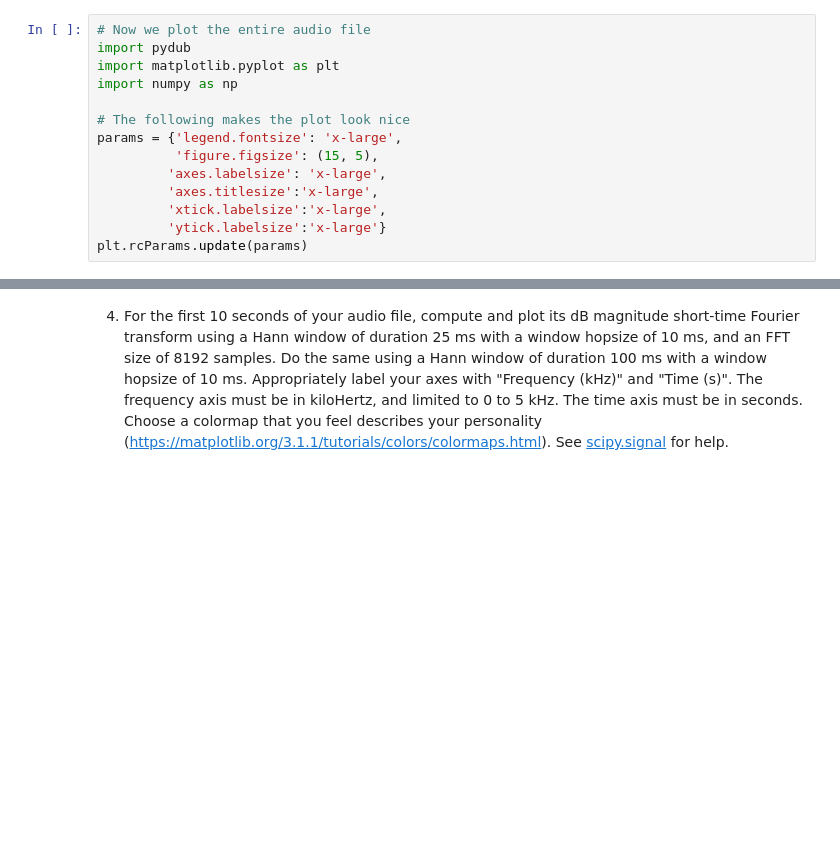
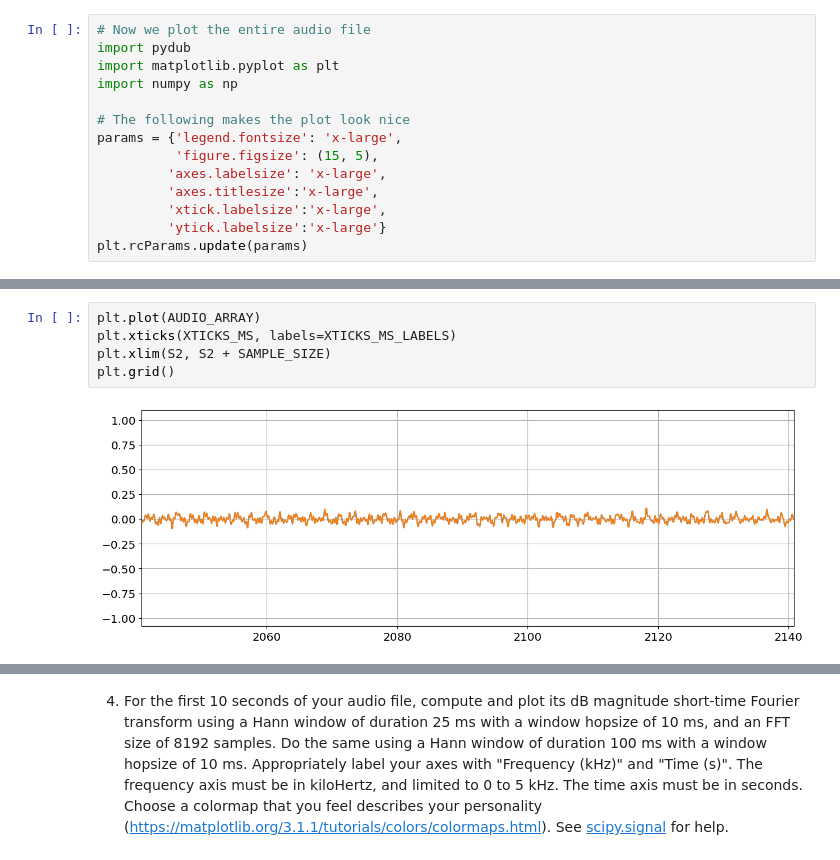
Before and after one commit to LinusOstlund/DT2470, a Jupyter notebook: labs/lab-1-signal-processing/DT2470_lab01-1.ipynb, the cells around one changed output, grey strips where cells are left out. Drawn from its saved outputs; the diff is of its cells as text; blank space fills up the shorter version.

```diff
--- a/labs/lab-1-signal-processing/DT2470_lab01-1.ipynb
+++ b/labs/lab-1-signal-processing/DT2470_lab01-1.ipynb
@@ -78,0 +120,7 @@ Text(0, 0.5, 'Amplitude')
+# %%
+plt.plot(AUDIO_ARRAY)
+plt.xticks(XTICKS_MS, labels=XTICKS_MS_LABELS)
+plt.xlim(S2, S2 + SAMPLE_SIZE)
+plt.grid()
+# %% [output]
+[figure, added]
```
Also changed, not shown: parts of 11 cells of this notebook.
